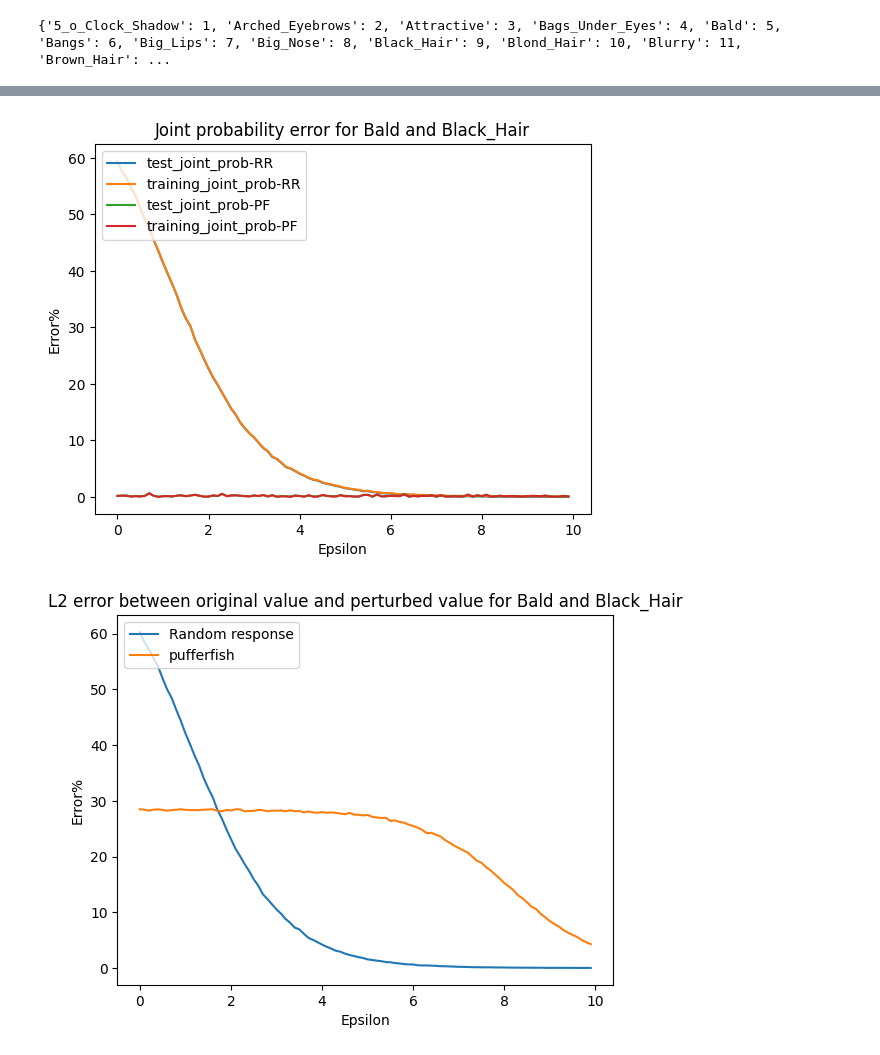
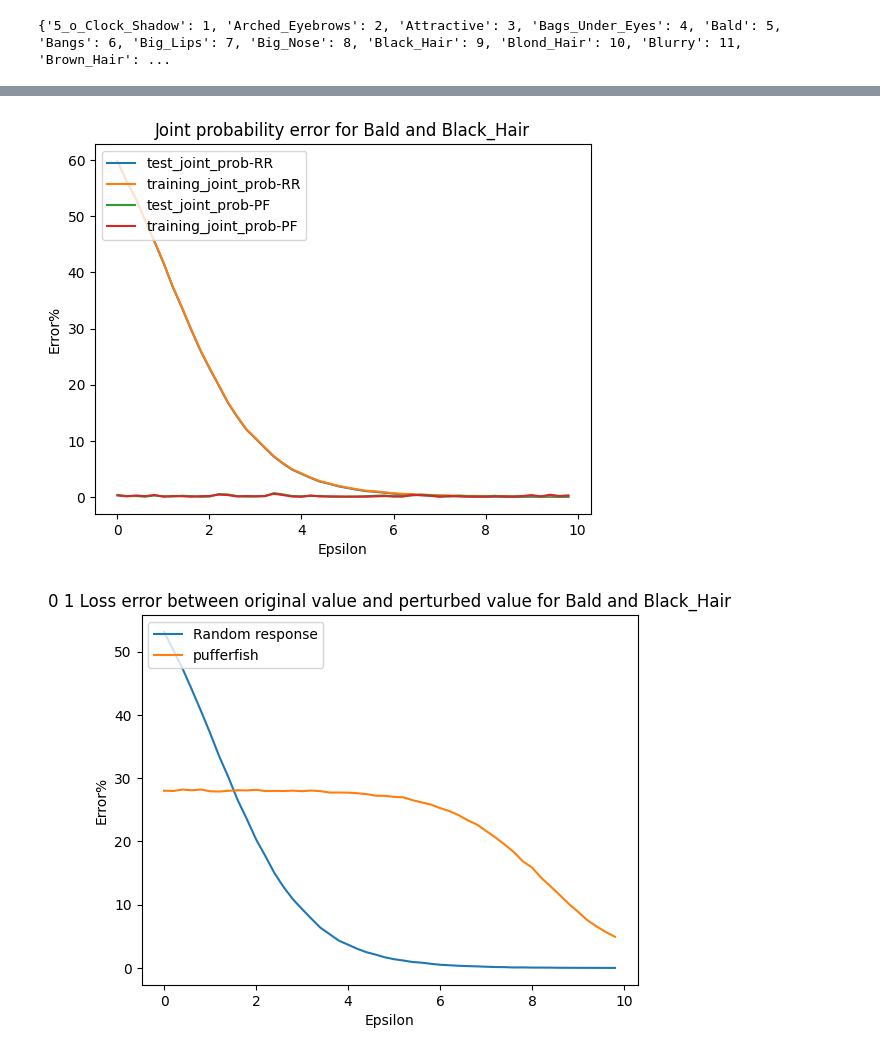
Before and after one commit to SandaruJayawardana/face-privacy-diffae, a Jupyter notebook: privacy_mechanisms/celebA_pufferfish.ipynb, the cells around one changed output, grey strips where cells are left out. Saved outputs shown, nothing was run; the diff lists cells and outputs as text; code cells hidden in the pictures.

```diff
--- a/privacy_mechanisms/celebA_pufferfish.ipynb
+++ b/privacy_mechanisms/celebA_pufferfish.ipynb
@@ -7,4 +8,8 @@ from randomized_response import *
 from empirical_data import *
+# %%
+# Parameters
+err_ord_names = {2: "L2", 1: "L1", -1: "0 1 Loss"}
+err_ord = -1 # l2
 # %%
 # Generate theoretical errors
 
@@ -42,7 +47,7 @@ plt.show()
 [figure]
 # %%
 FILE_LOCATION = "/home/sjay9734/diff_encoder/face_privacy/face-privacy-diffae/datasets/celeba_anno/list_attr_celeba.txt"
-TRAINING_AMOUNT = 0.6
+TRAINING_AMOUNT = 0.5
 
 ATTR_X = "Bald"
 ATTR_Y = "Black_Hair"
@@ -100,7 +105,14 @@ def matrix_coordinate_of_index(rows, columns, index):
     return np.array([rows_index, columns_index])
 
 def error_calculation(a, b, order = 2):
+    if order == -1:
     # print(" a ", a, " b ", b, " a-b ", a-b)
+        if a[0] == b[0] and a[1] == b[1]:
+            # print("0")
+            return 0
+        else:
+            # print("1")
+            return 1
     return np.linalg.norm(a-b, ord=order)
 
 def fix_joint_probability_matrix(symbols, joint_prob_vector, correct_symbol_count = 4):
@@ -124,7 +136,7 @@ for i in range(len(xn_test)):
 joint_matrix_original  = counts_original/len(xn_test)
 print(joint_matrix_original)
 
-eps_arr = np.arange(100)*0.1
+eps_arr = np.arange(50)*0.2
 perturbed_join_prob_list = []
 error_list = []
 
@@ -141,7 +153,7 @@ for eps in eps_arr:
         original_coordinate = matrix_coordinate_of_index(len(symbols_yn), len(symbols_xn), symb_index)
         # print("index ", perturbed_output[-1], " perturbed_coordinate ", perturbed_coordinate, "symb_index ", symb_index, " original_coordinate ", original_coordinate)
         # print(error_calculation(perturbed_coordinate, perturbed_coordinate))
-        error = error_calculation(perturbed_coordinate, original_coordinate) * 100 / error_calculation(
+        error = error_calculation(perturbed_coordinate, original_coordinate, err_ord) * 100 / error_calculation(
             np.array([0, 0]), np.array([len(symbols_yn)-1, len(symbols_xn)-1]))
         inner_error_list.append(error)
     error_list.append(np.sum(np.array(inner_error_list))/len(xn_test))
@@ -235,7 +234,7 @@ for eps in eps_arr:
         original_coordinate = matrix_coordinate_of_index(len(symbols_yn), len(symbols_xn), symb_index)
         # print("index ", perturbed_output[-1], " perturbed_coordinate ", perturbed_coordinate, "symb_index ", symb_index, " original_coordinate ", original_coordinate)
         # print(error_calculation(perturbed_coordinate, perturbed_coordinate))
-        error = error_calculation(perturbed_coordinate, original_coordinate) * 100 / error_calculation(
+        error = error_calculation(perturbed_coordinate, original_coordinate, err_ord) * 100 / error_calculation(
             np.array([0, 0]), np.array([len(symbols_yn)-1, len(symbols_xn)-1]))
         inner_error_list.append(error)
     error_list.append(np.sum(np.array(inner_error_list))/len(xn_test))
@@ -268,33 +256,36 @@ eps  9.9
 # %%
 '''
 Plot L2 Error joint probability of perturbed data (test) vs original data (test),
 joint probability of perturbed data vs training data
 '''
+rr_err_joint_matrix_training = [error_calculation(i, joint_matrix_original)*100 for i in perturbed_join_prob_list]
+rr_err_joint_matrix_test = [error_calculation(i, joint_prob_matrix.flatten())*100 for i in perturbed_join_prob_list]
 
 # correct_eps = eps_arr - np.ones(len(eps_arr))*np.log(np.min(joint_prob_matrix.flatten()))
-plt.plot(eps_arr, [error_calculation(i, joint_matrix_original)*100 for i in perturbed_join_prob_list])
-plt.plot(eps_arr, [error_calculation(i, joint_prob_matrix.flatten())*100 for i in perturbed_join_prob_list])
+plt.plot(eps_arr, rr_err_joint_matrix_training)
+plt.plot(eps_arr, rr_err_joint_matrix_test)
 plt.plot(eps_arr, pufferfish_err_joint_matrix_training)
 plt.plot(eps_arr, pufferfish_err_joint_matrix_test)
 plt.legend(["test_joint_prob-RR", "training_joint_prob-RR", "test_joint_prob-PF", "training_joint_prob-PF",], loc ="upper left")
 plt.xlabel("Epsilon")
 plt.ylabel("Error%")
 plt.title("Joint probability error for " + ATTR_X + " and " + ATTR_Y)
 plt.show()
 # %% [output]
-[figure, old version]
+[figure, new version]
 # %%
 '''
 Plot average L2 Error between original value and perturbed value
 '''
 
 # correct_eps = eps_arr - np.ones(len(eps_arr))*np.log(np.min(joint_prob_matrix.flatten()))
-plt.plot(eps_arr, error_list)
+rr_l2_error = error_list
+plt.plot(eps_arr, rr_l2_error)
 plt.plot(eps_arr, puffer_fish_l2_error)
 plt.legend(["Random response", "pufferfish"], loc ="upper left")
 plt.xlabel("Epsilon")
 plt.ylabel("Error%")
-plt.title("L2 error between original value and perturbed value for " + ATTR_X + " and " + ATTR_Y)
+plt.title(f"{err_ord_names[err_ord]} error between original value and perturbed value for " + ATTR_X + " and " + ATTR_Y)
 plt.show()
 # %% [output]
-[figure, old version]
+[figure, new version]
```
Also changed, not shown: parts of 10 cells of this notebook, 4 other files.
